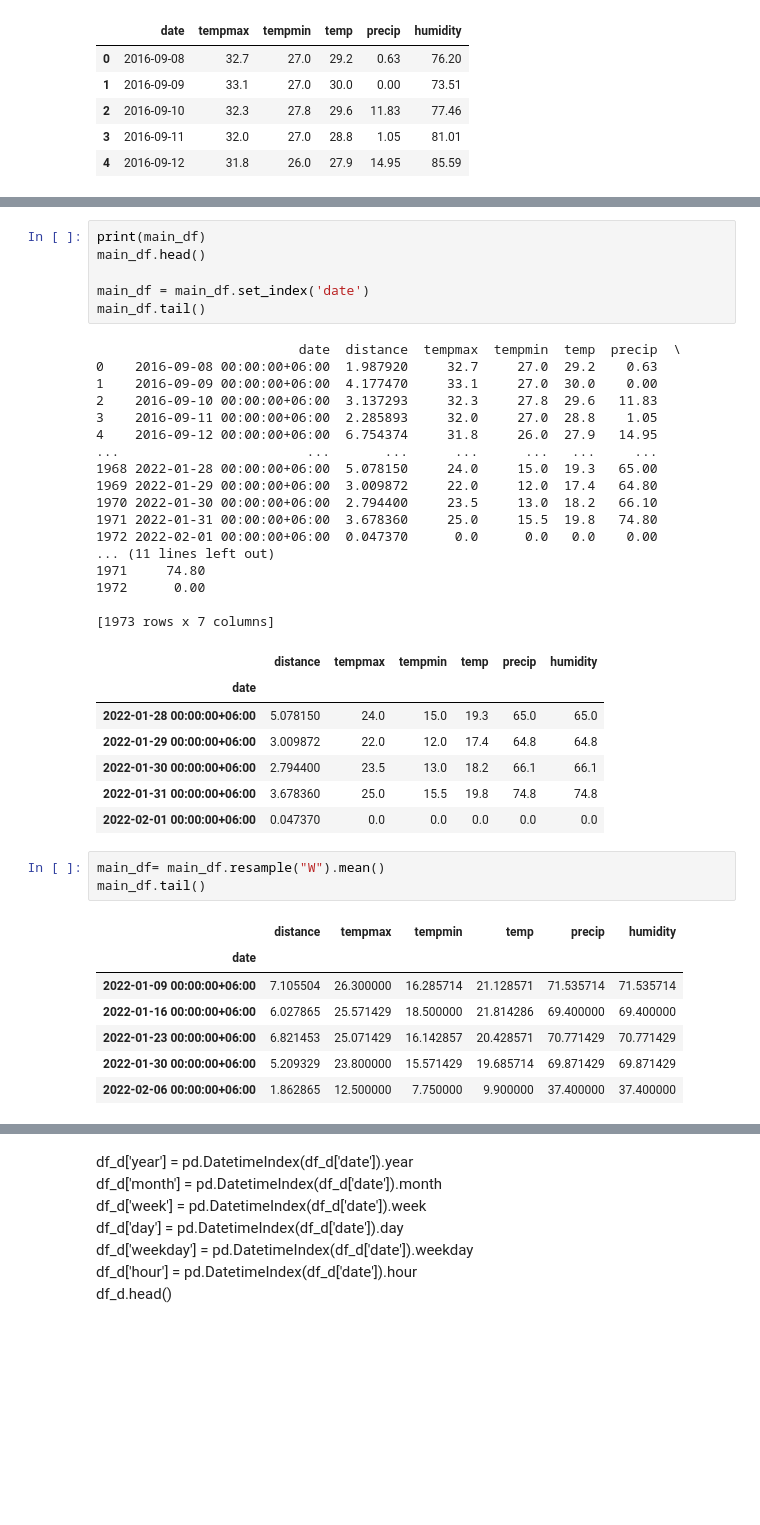
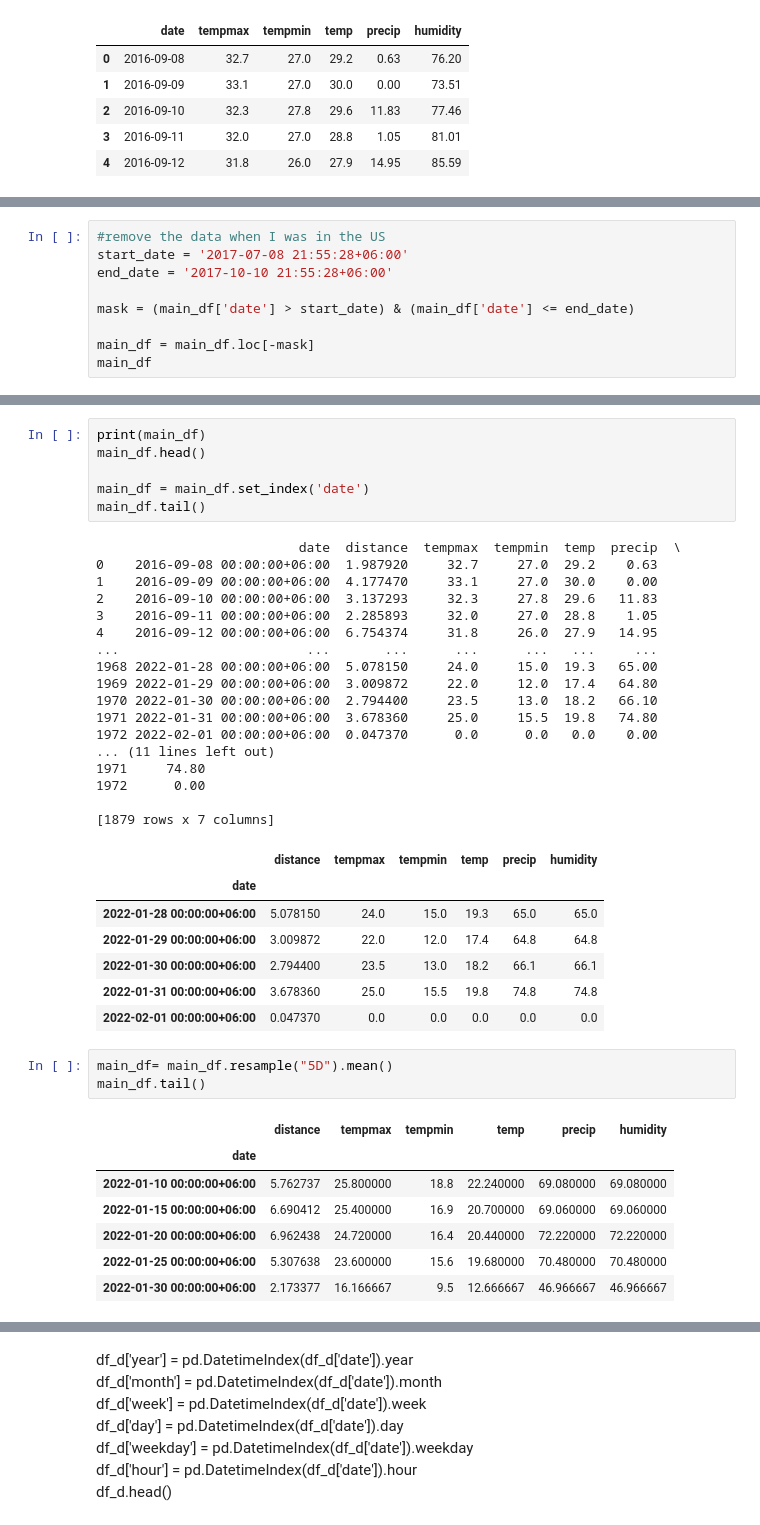
Before and after one commit to muimran/apple_health_data, a Jupyter notebook: apple_health_data_analysis.ipynb, the cells around one changed output, grey strips where cells are left out. Cells and saved outputs as stored; diff of their text form; blank space fills up the shorter version.

```diff
--- a/apple_health_data_analysis.ipynb
+++ b/apple_health_data_analysis.ipynb
@@ -200,3 +208,12 @@ print(main_df)
 1972      0.00
 
 [1973 rows x 7 columns]
+# %%
+#remove the data when I was in the US
+start_date = '2017-07-08 21:55:28+06:00'
+end_date = '2017-10-10 21:55:28+06:00'
+
+mask = (main_df['date'] > start_date) & (main_df['date'] <= end_date)
+
+main_df = main_df.loc[-mask]
+main_df
@@ -223,7 +254,7 @@ main_df.tail()
 1971     74.80
 1972      0.00
 
-[1973 rows x 7 columns]
+[1879 rows x 7 columns]
 |  | distance | tempmax | tempmin | temp | precip | humidity |
 | date |  |  |  |  |  |  |
 | 2022-01-28 00:00:00+06:00 | 5.078150 | 24.0 | 15.0 | 19.3 | 65.0 | 65.0 |
@@ -232,15 +263,15 @@ main_df.tail()
 | 2022-01-31 00:00:00+06:00 | 3.678360 | 25.0 | 15.5 | 19.8 | 74.8 | 74.8 |
 | 2022-02-01 00:00:00+06:00 | 0.047370 | 0.0 | 0.0 | 0.0 | 0.0 | 0.0 |
 # %%
-main_df= main_df.resample("W").mean()
+main_df= main_df.resample("5D").mean()
 main_df.tail()
 # %% [output]
 |  | distance | tempmax | tempmin | temp | precip | humidity |
 | date |  |  |  |  |  |  |
-| 2022-01-09 00:00:00+06:00 | 7.105504 | 26.300000 | 16.285714 | 21.128571 | 71.535714 | 71.535714 |
-| 2022-01-16 00:00:00+06:00 | 6.027865 | 25.571429 | 18.500000 | 21.814286 | 69.400000 | 69.400000 |
-| 2022-01-23 00:00:00+06:00 | 6.821453 | 25.071429 | 16.142857 | 20.428571 | 70.771429 | 70.771429 |
-| 2022-01-30 00:00:00+06:00 | 5.209329 | 23.800000 | 15.571429 | 19.685714 | 69.871429 | 69.871429 |
-| 2022-02-06 00:00:00+06:00 | 1.862865 | 12.500000 | 7.750000 | 9.900000 | 37.400000 | 37.400000 |
+| 2022-01-10 00:00:00+06:00 | 5.762737 | 25.800000 | 18.8 | 22.240000 | 69.080000 | 69.080000 |
+| 2022-01-15 00:00:00+06:00 | 6.690412 | 25.400000 | 16.9 | 20.700000 | 69.060000 | 69.060000 |
+| 2022-01-20 00:00:00+06:00 | 6.962438 | 24.720000 | 16.4 | 20.440000 | 72.220000 | 72.220000 |
+| 2022-01-25 00:00:00+06:00 | 5.307638 | 23.600000 | 15.6 | 19.680000 | 70.480000 | 70.480000 |
+| 2022-01-30 00:00:00+06:00 | 2.173377 | 16.166667 | 9.5 | 12.666667 | 46.966667 | 46.966667 |
 # %%
 column_1 = main_df["distance"]
```
Also changed, not shown: parts of 5 cells of this notebook.
